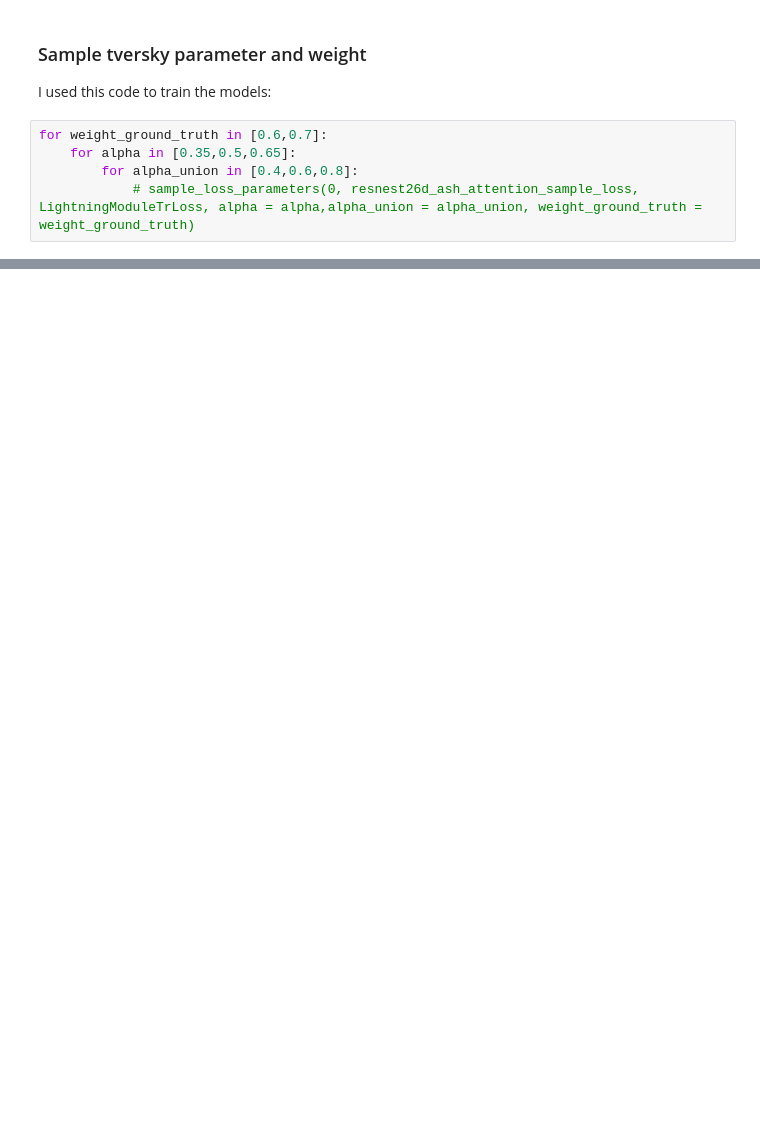
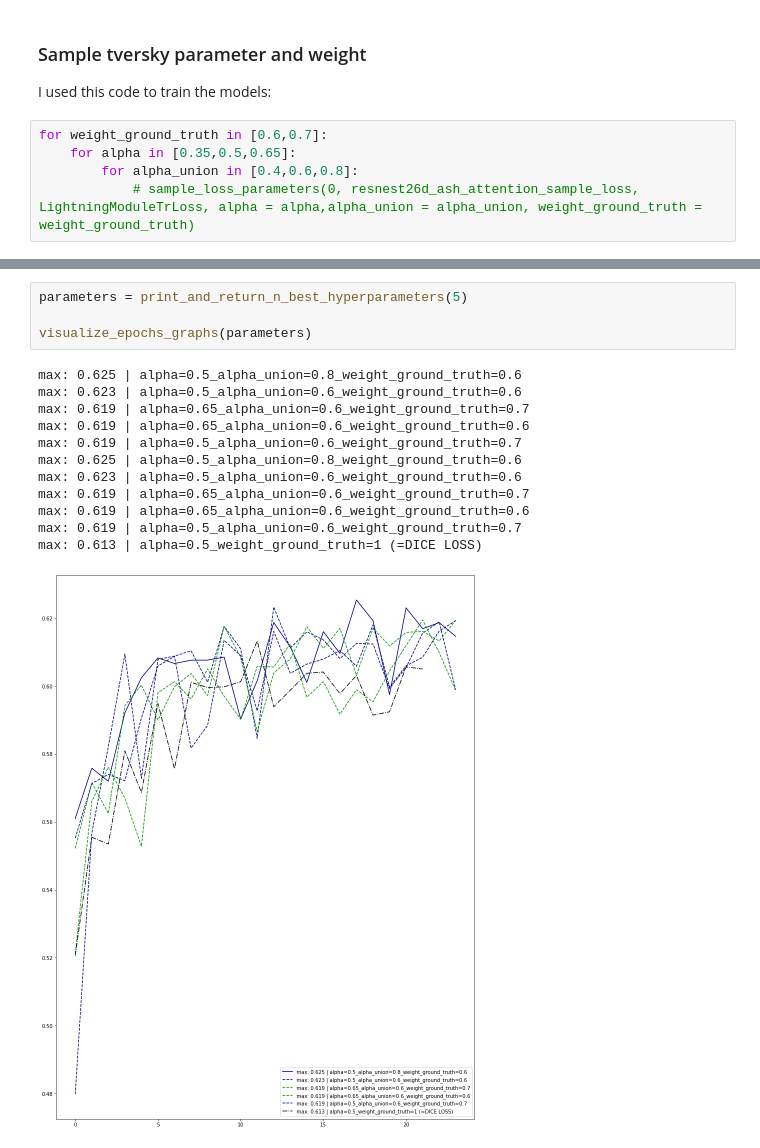
Before and after one commit to AlsanArcade/Contrails, a Jupyter notebook: presentation.ipynb, the cells around one changed output, grey strips where cells are left out. Saved outputs shown, nothing was run; the diff lists cells and outputs as text; blank space fills up the shorter version.

```diff
--- a/presentation.ipynb
+++ b/presentation.ipynb
@@ -775,0 +703,17 @@ Fst Conclusion
+# %%
+parameters = print_and_return_n_best_hyperparameters(5)
+
+visualize_epochs_graphs(parameters)
+# %% [output]
+max: 0.625 | alpha=0.5_alpha_union=0.8_weight_ground_truth=0.6
+max: 0.623 | alpha=0.5_alpha_union=0.6_weight_ground_truth=0.6
+max: 0.619 | alpha=0.65_alpha_union=0.6_weight_ground_truth=0.7
+max: 0.619 | alpha=0.65_alpha_union=0.6_weight_ground_truth=0.6
+max: 0.619 | alpha=0.5_alpha_union=0.6_weight_ground_truth=0.7
+max: 0.625 | alpha=0.5_alpha_union=0.8_weight_ground_truth=0.6
+max: 0.623 | alpha=0.5_alpha_union=0.6_weight_ground_truth=0.6
+max: 0.619 | alpha=0.65_alpha_union=0.6_weight_ground_truth=0.7
+max: 0.619 | alpha=0.65_alpha_union=0.6_weight_ground_truth=0.6
+max: 0.619 | alpha=0.5_alpha_union=0.6_weight_ground_truth=0.7
+max: 0.613 | alpha=0.5_weight_ground_truth=1 (=DICE LOSS)
+[figure, added]
```
Also changed, not shown: parts of 14 cells of this notebook.
